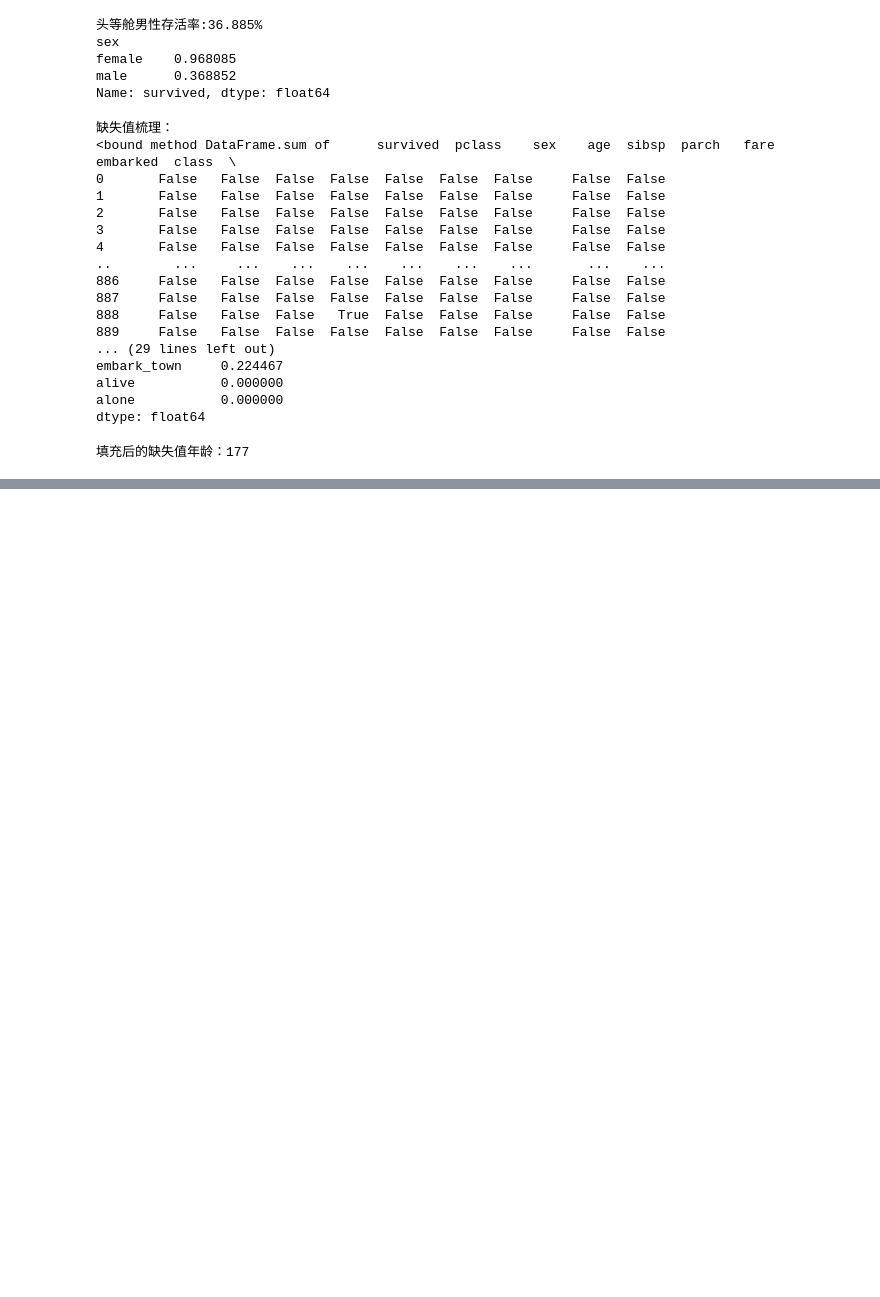
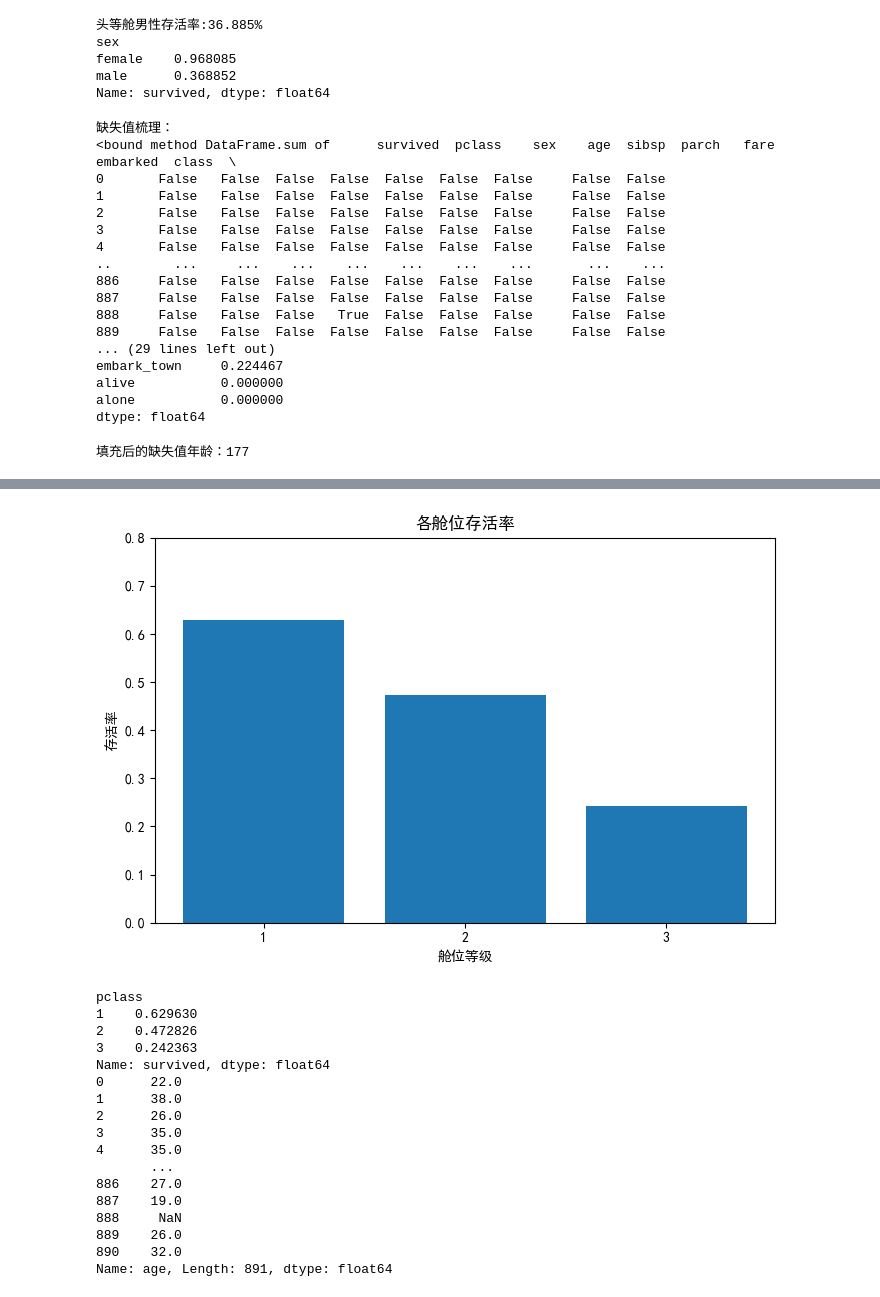
Before and after one commit to zhanghuile069-jpg/weekly-learning, a Jupyter notebook: week1/week01.ipynb, the cells around one changed output, grey strips where cells are left out. Saved outputs shown, nothing was run; the diff lists cells and outputs as text; code cells hidden in the pictures; blank space fills up the shorter version.

```diff
--- a/week1/week01.ipynb
+++ b/week1/week01.ipynb
@@ -1035,0 +1107,52 @@ print(f"填充后的缺失值年龄：{df['age'].isna().sum()}")
+# %%
+# === 绘制柱状图（用于展示不同类别之间的数值对比） ===
+
+#柱状图（plt.bar）：用于类别型数据对比（如不同舱位、不同性别），横轴是离散的类别。
+
+# 1. 计算各舱位的平均存活率
+# df.groupby("pclass")：按“舱位等级”分组（1等、2等、3等）
+# ["survived"]：只选取存活列（0=遇难，1=存活）
+# .mean()：计算每组内存活列的平均值（因为 0/1 均值就是存活率）
+# 结果 survival_by_class 是一个 Series，索引是舱位等级，值是存活率（如 0.63 表示 63%）
+survival_by_class = df.groupby("pclass")["survived"].mean()
+
+# 2. 创建画布并设置尺寸（宽8英寸，高5英寸）
+plt.figure(figsize=(8, 5))
+
+# 3. 绘制柱状图
+# survival_by_class.index：获取分组结果中的舱位等级列表（[1, 2, 3]）
+# survival_by_class.values：获取对应的存活率列表（如 [0.62, 0.47, 0.24]）
+plt.bar(survival_by_class.index, survival_by_class.values)
+
+# 4. 添加图表标题和坐标轴标签
+plt.title("各舱位存活率")
+plt.xlabel("舱位等级")
+plt.ylabel("存活率")
+
+# 5. 手动设置 X 轴刻度仅显示 1、2、3（防止自动多出其他刻度）
+plt.xticks([1, 2, 3])
+plt.yticks([0.0,0.1,0.2,0.3,0.4,0.5,0.6,0.7,0.8])  #这样就是 8 个
+# 6. 显示图表
+plt.show()
+
+print(survival_by_class)
+print(df['age'])  # 序列
+# %% [output]
+[figure, added]
+pclass
+1    0.629630
+2    0.472826
+3    0.242363
+Name: survived, dtype: float64
+0      22.0
+1      38.0
+2      26.0
+3      35.0
+4      35.0
+       ...
+886    27.0
+887    19.0
+888     NaN
+889    26.0
+890    32.0
+Name: age, Length: 891, dtype: float64
```
Also changed, not shown: parts of 9 cells of this notebook.
